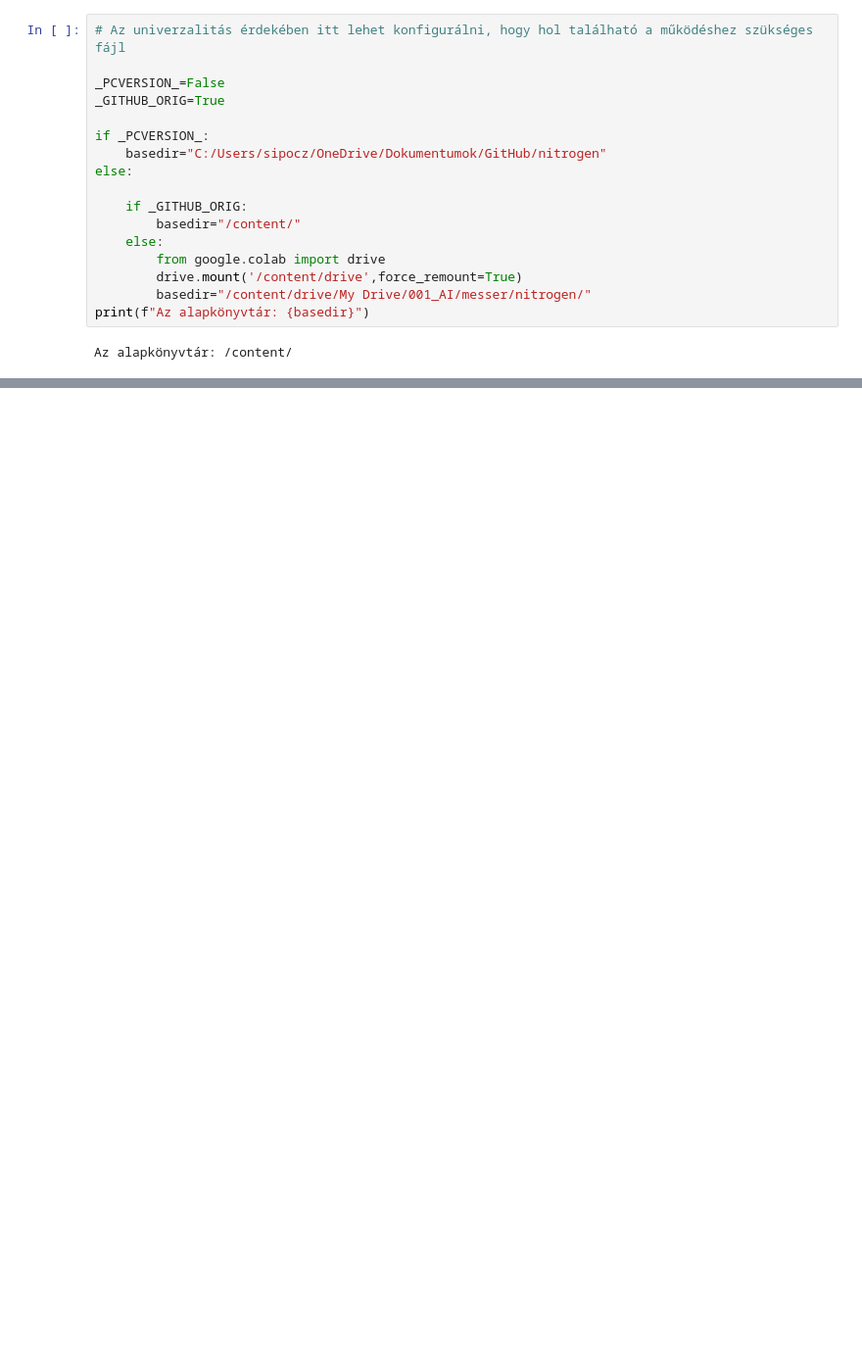
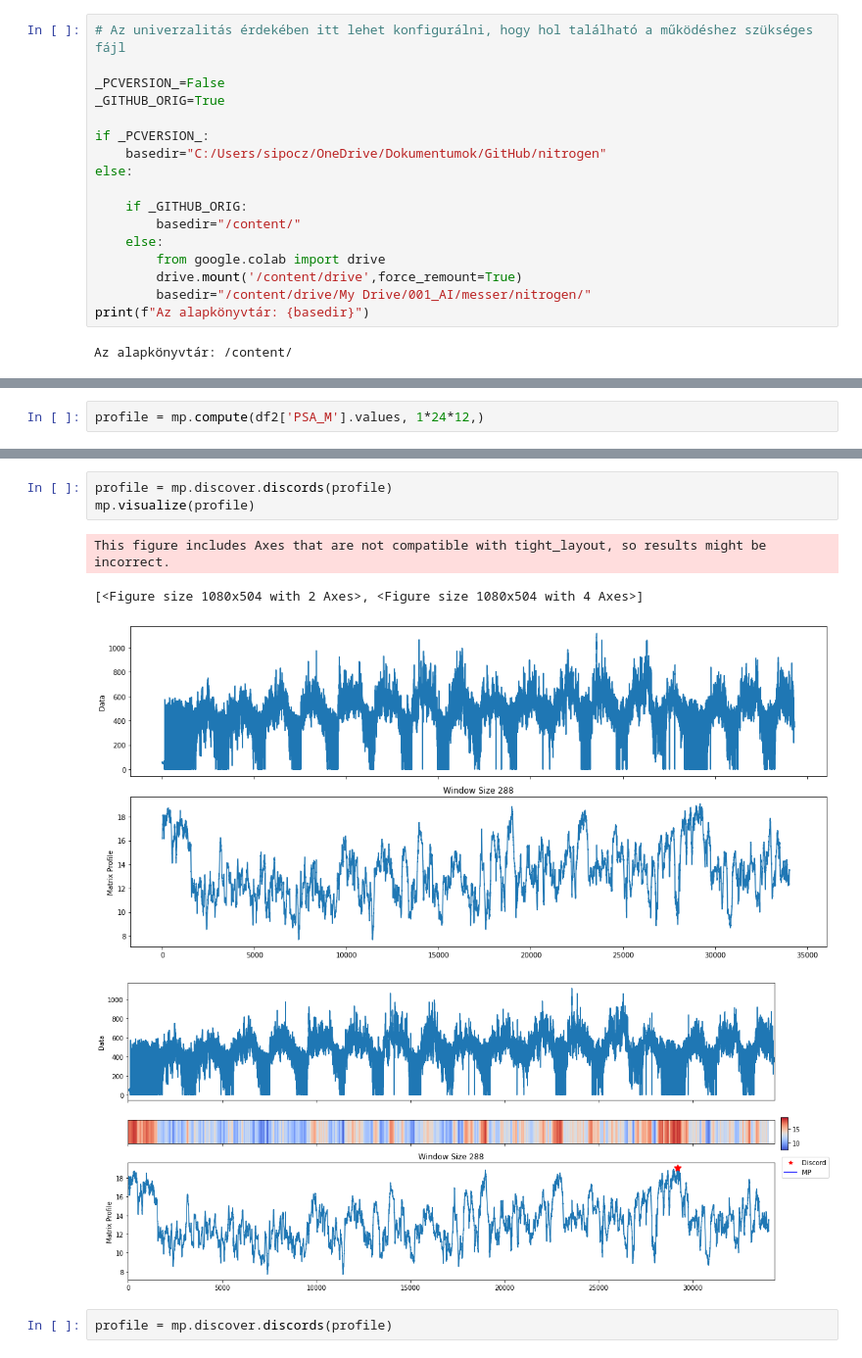
Before and after one commit to sipocz/messer, a Jupyter notebook: AIT_Vizsgafeladat_Matrix_profil.ipynb, the cells around one changed output, grey strips where cells are left out. Shown at 98% size. Drawn from its saved outputs; the diff is of its cells as text; blank space fills up the shorter version.

```diff
--- a/AIT_Vizsgafeladat_Matrix_profil.ipynb
+++ b/AIT_Vizsgafeladat_Matrix_profil.ipynb
@@ -198,0 +131,2 @@ Name: Data, Length: 58527, dtype: float64
+# %%
+profile = mp.compute(df2['PSA_M'].values, 1*24*12,)
@@ -198,0 +152,10 @@ Name: Data, Length: 58527, dtype: float64
+# %%
+profile = mp.discover.discords(profile)
+mp.visualize(profile)
+# %% [output]
+This figure includes Axes that are not compatible with tight_layout, so results might be incorrect.
+[<Figure size 1080x504 with 2 Axes>, <Figure size 1080x504 with 4 Axes>]
+[figure, added]
+[figure, added]
+# %%
+profile = mp.discover.discords(profile)
```
Also changed, not shown: parts of 16 cells of this notebook.
